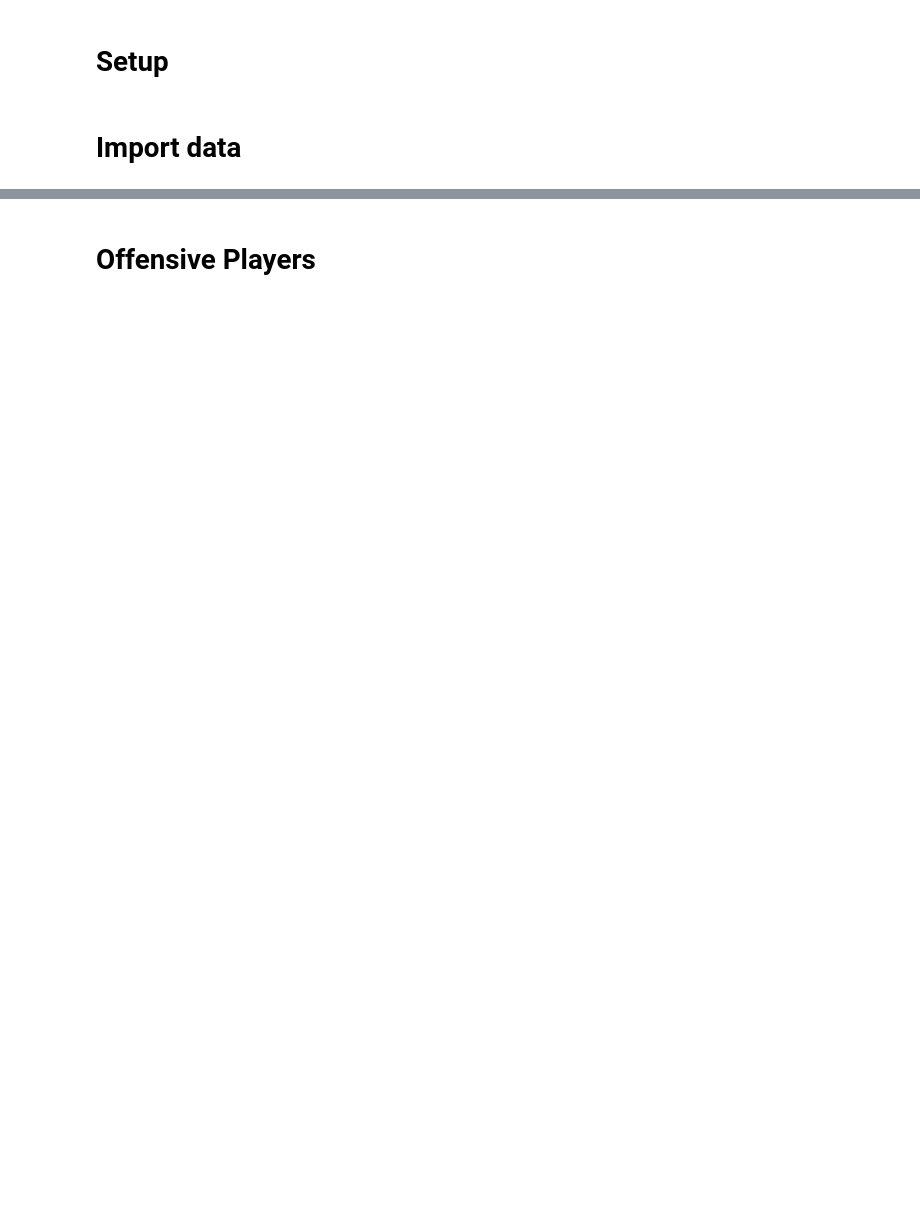
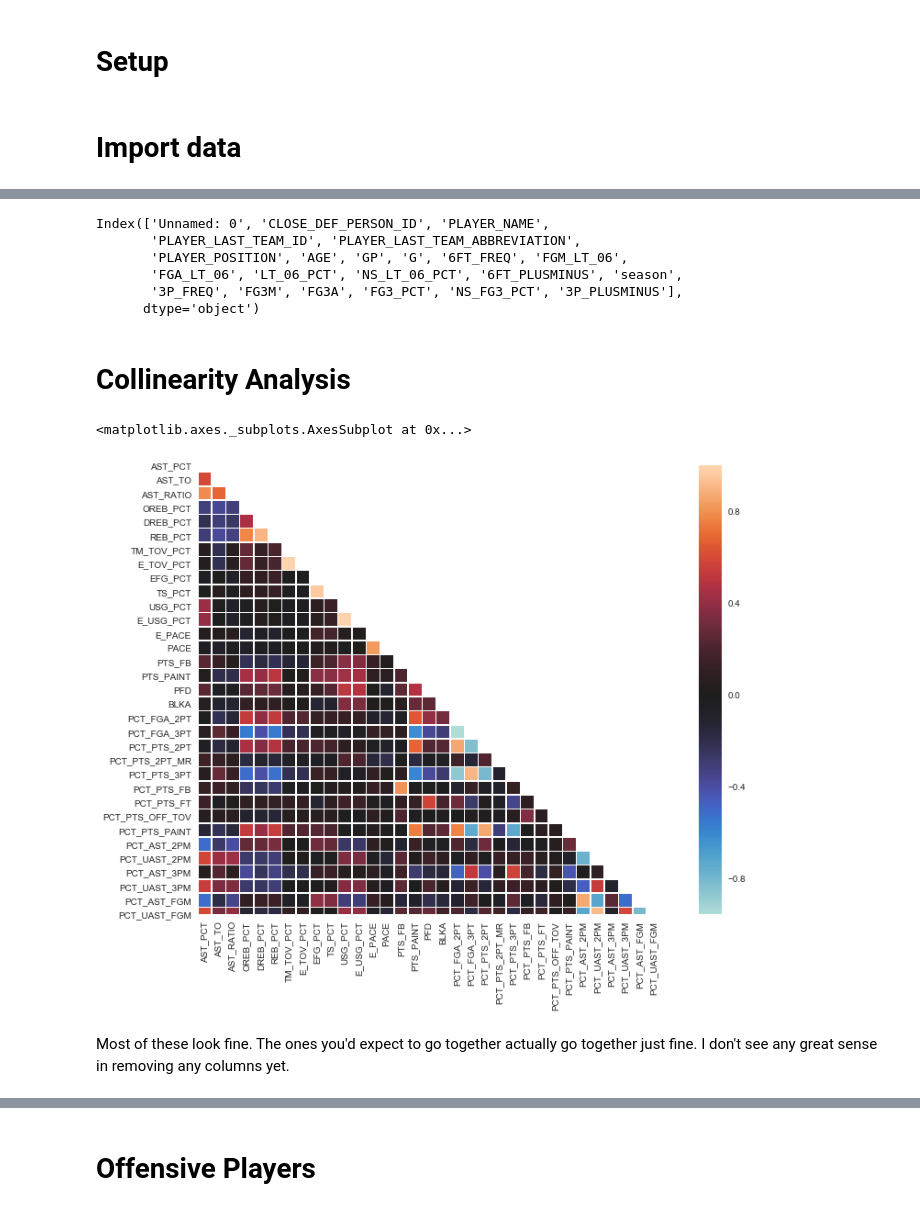
Before and after one commit to SpecCRA/msds_456_sports_analytics_files, a Jupyter notebook: assignment03/player_categorization.ipynb, the cells around one changed output, grey strips where cells are left out. Drawn from its saved outputs; the diff is of its cells as text; code cells hidden in the pictures; blank space fills up the shorter version.

```diff
--- a/assignment03/player_categorization.ipynb
+++ b/assignment03/player_categorization.ipynb
@@ -33,0 +67,12 @@ defensive_df.head()
+# %%
+# Remove irrelevant statistics
+# Remove all ratings and rankings
+
+keep_cols = ['PLAYER_ID', 'PLAYER_NAME', 'AGE', 'AST_PCT', 'AST_TO', 'AST_RATIO', 'OREB_PCT',
+                'DREB_PCT', 'REB_PCT', 'TM_TOV_PCT', 'E_TOV_PCT', 'EFG_PCT', 'TS_PCT', 'USG_PCT',
+                'E_USG_PCT', 'E_PACE', 'PACE', 'PTS_FB', 'PTS_PAINT', 'PFD', 'BLKA', 'PCT_FGA_2PT',
+                'PCT_FGA_3PT', 'PCT_PTS_2PT', 'PCT_PTS_2PT_MR', 'PCT_PTS_3PT',
+                'PCT_PTS_FB', 'PCT_PTS_FT', 'PCT_PTS_OFF_TOV', 'PCT_PTS_PAINT',
+                'PCT_AST_2PM', 'PCT_UAST_2PM', 'PCT_AST_3PM', 'PCT_UAST_3PM', 'PCT_AST_FGM', 'PCT_UAST_FGM']
+
+filtered_off_df = offensive_df[keep_cols].copy()
@@ -33,0 +90,26 @@ defensive_df.head()
+# %%
+defensive_df.columns
+# %% [output]
+Index(['Unnamed: 0', 'CLOSE_DEF_PERSON_ID', 'PLAYER_NAME',
+       'PLAYER_LAST_TEAM_ID', 'PLAYER_LAST_TEAM_ABBREVIATION',
+       'PLAYER_POSITION', 'AGE', 'GP', 'G', '6FT_FREQ', 'FGM_LT_06',
+       'FGA_LT_06', 'LT_06_PCT', 'NS_LT_06_PCT', '6FT_PLUSMINUS', 'season',
+       '3P_FREQ', 'FG3M', 'FG3A', 'FG3_PCT', 'NS_FG3_PCT', '3P_PLUSMINUS'],
+      dtype='object')
+# %% [markdown]
+# Collinearity Analysis
+# %%
+# Look at correlation matrices
+off_corr = filtered_off_df[filtered_off_df.columns[3:]].corr()
+off_mask = np.triu(np.ones_like(off_corr, dtype=np.bool))
+
+f, ax = plt.subplots(figsize=(15, 9))
+
+cmap = sns.diverging_palette(220, 10, as_cmap=True)
+
+sns.heatmap(off_corr, mask=off_mask, square=True, center=0, linewidths=0.5)
+# %% [output]
+<matplotlib.axes._subplots.AxesSubplot at 0x...>
+[figure, added]
+# %% [markdown]
+Most of these look fine. The ones you'd expect to go together actually go together just fine. I don't see any great sense in removing any columns yet.
```
Also changed, not shown: parts of 60 cells of this notebook, 13 other files.
